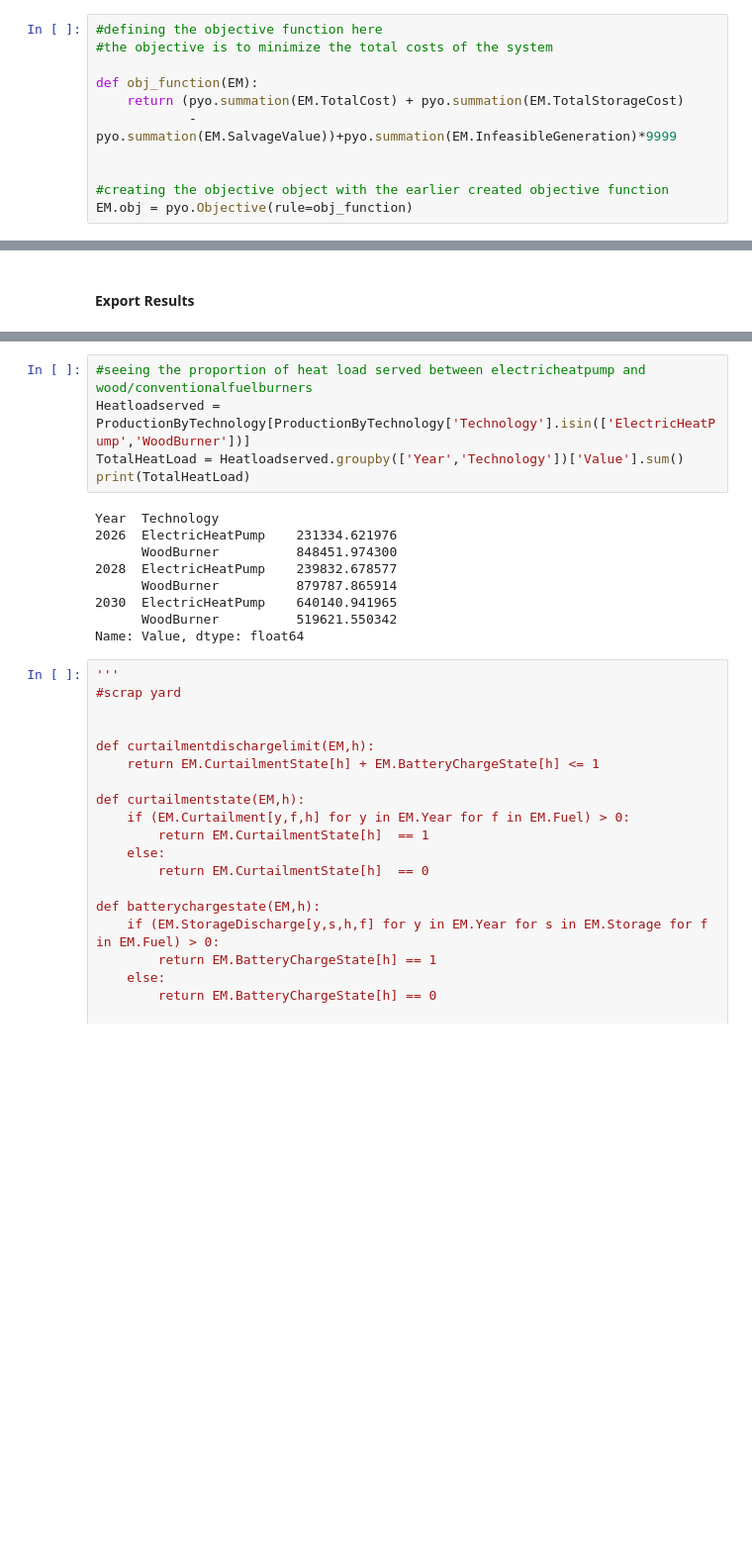
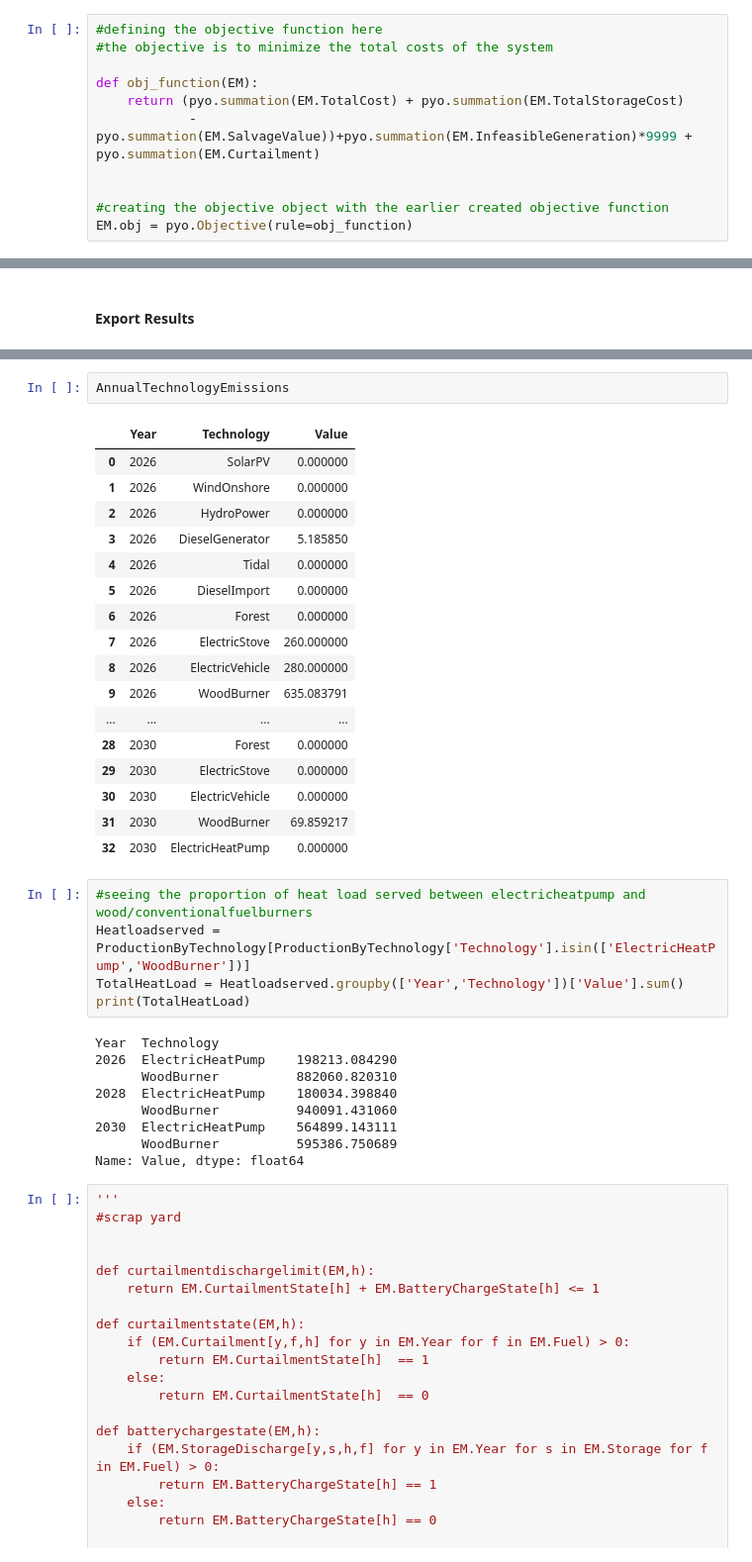
Before and after one commit to TahaAhmedSiddiqui/Energy-Modelling---Isle-of-Eigg, a Jupyter notebook: 3. Future Scenario - Electrified/2. Code/Model.ipynb, the cells around one changed output, grey strips where cells are left out. Shown at 99% size. Cells and saved outputs as stored; diff of their text form; blank space fills up the shorter version.

```diff
--- a/3. Future Scenario - Electrified/2. Code/Model.ipynb
+++ b/3. Future Scenario - Electrified/2. Code/Model.ipynb
@@ -163,7 +163,7 @@ EM.TotalVariableCost = pyo.Var(EM.Year, EM.Hour, EM.Technology, domain=pyo.NonNe
 
 def obj_function(EM):
     return (pyo.summation(EM.TotalCost) + pyo.summation(EM.TotalStorageCost)
-            -pyo.summation(EM.SalvageValue))+pyo.summation(EM.InfeasibleGeneration)*9999
+            -pyo.summation(EM.SalvageValue))+pyo.summation(EM.InfeasibleGeneration)*9999 + pyo.summation(EM.Curtailment)
 
 
 #creating the objective object with the earlier created objective function
@@ -490,4 +490,24 @@ print(max(instance.InfeasibleGeneration.extract_values().values()))
 0.0
+# %%
+AnnualTechnologyEmissions
+# %% [output]
+|  | Year | Technology | Value |
+| 0 | 2026 | SolarPV | 0.000000 |
+| 1 | 2026 | WindOnshore | 0.000000 |
+| 2 | 2026 | HydroPower | 0.000000 |
+| 3 | 2026 | DieselGenerator | 5.185850 |
+| 4 | 2026 | Tidal | 0.000000 |
+| 5 | 2026 | DieselImport | 0.000000 |
+| 6 | 2026 | Forest | 0.000000 |
+| 7 | 2026 | ElectricStove | 260.000000 |
+| 8 | 2026 | ElectricVehicle | 280.000000 |
+| 9 | 2026 | WoodBurner | 635.083791 |
+| ... | ... | ... | ... |
+| 28 | 2030 | Forest | 0.000000 |
+| 29 | 2030 | ElectricStove | 0.000000 |
+| 30 | 2030 | ElectricVehicle | 0.000000 |
+| 31 | 2030 | WoodBurner | 69.859217 |
+| 32 | 2030 | ElectricHeatPump | 0.000000 |
 # %%
 #seeing the proportion of heat load served between electricheatpump and wood/conventionalfuelburners
 Heatloadserved = ProductionByTechnology[ProductionByTechnology['Technology'].isin(['ElectricHeatPump','WoodBurner'])]
@@ -495,12 +515,12 @@ TotalHeatLoad = Heatloadserved.groupby(['Year','Technology'])['Value'].sum()
 print(TotalHeatLoad)
 # %% [output]
 Year  Technology
-2026  ElectricHeatPump    231334.621976
-      WoodBurner          848451.974300
-2028  ElectricHeatPump    239832.678577
-      WoodBurner          879787.865914
-2030  ElectricHeatPump    640140.941965
-      WoodBurner          519621.550342
+2026  ElectricHeatPump    198213.084290
+      WoodBurner          882060.820310
+2028  ElectricHeatPump    180034.398840
+      WoodBurner          940091.431060
+2030  ElectricHeatPump    564899.143111
+      WoodBurner          595386.750689
 Name: Value, dtype: float64
 # %%
 '''
```
Also changed, not shown: parts of 2 cells of this notebook, 13 other files.
